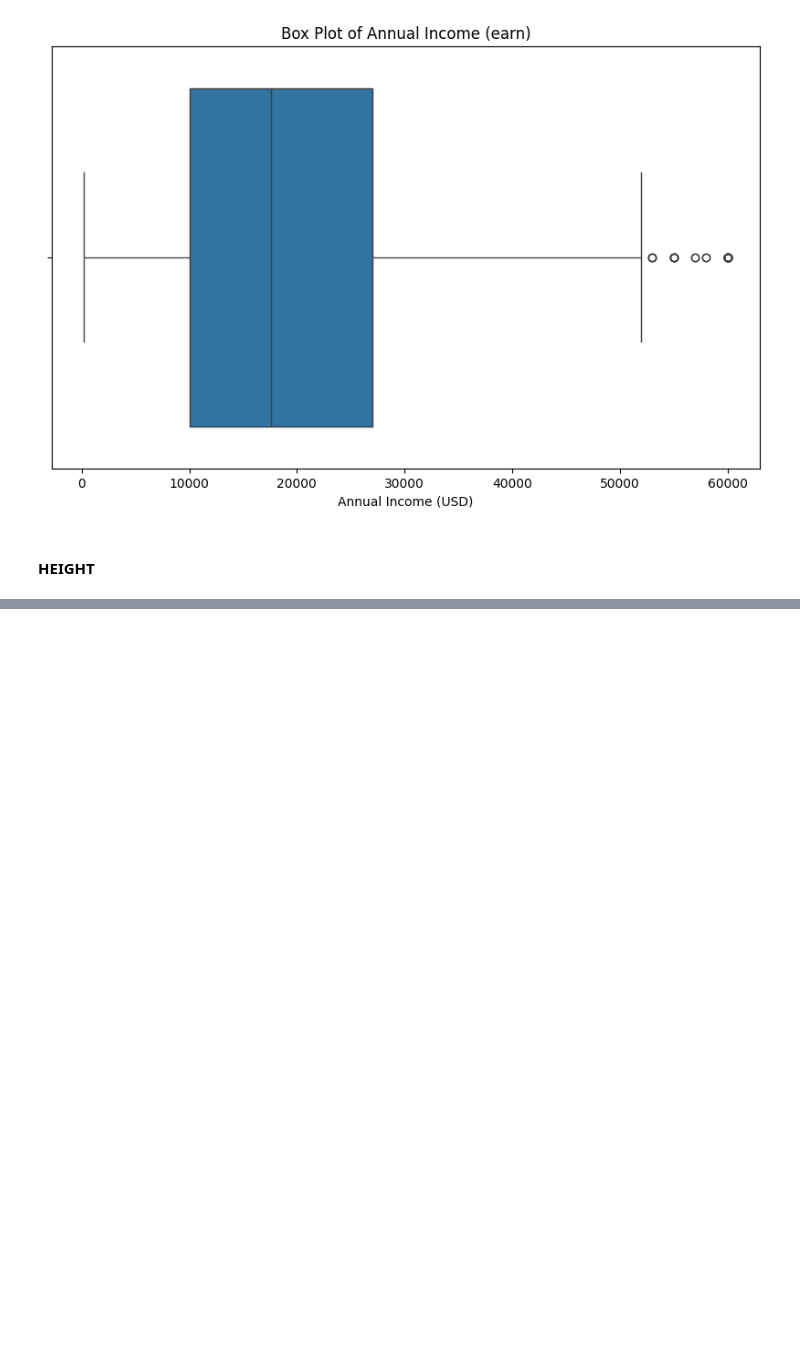
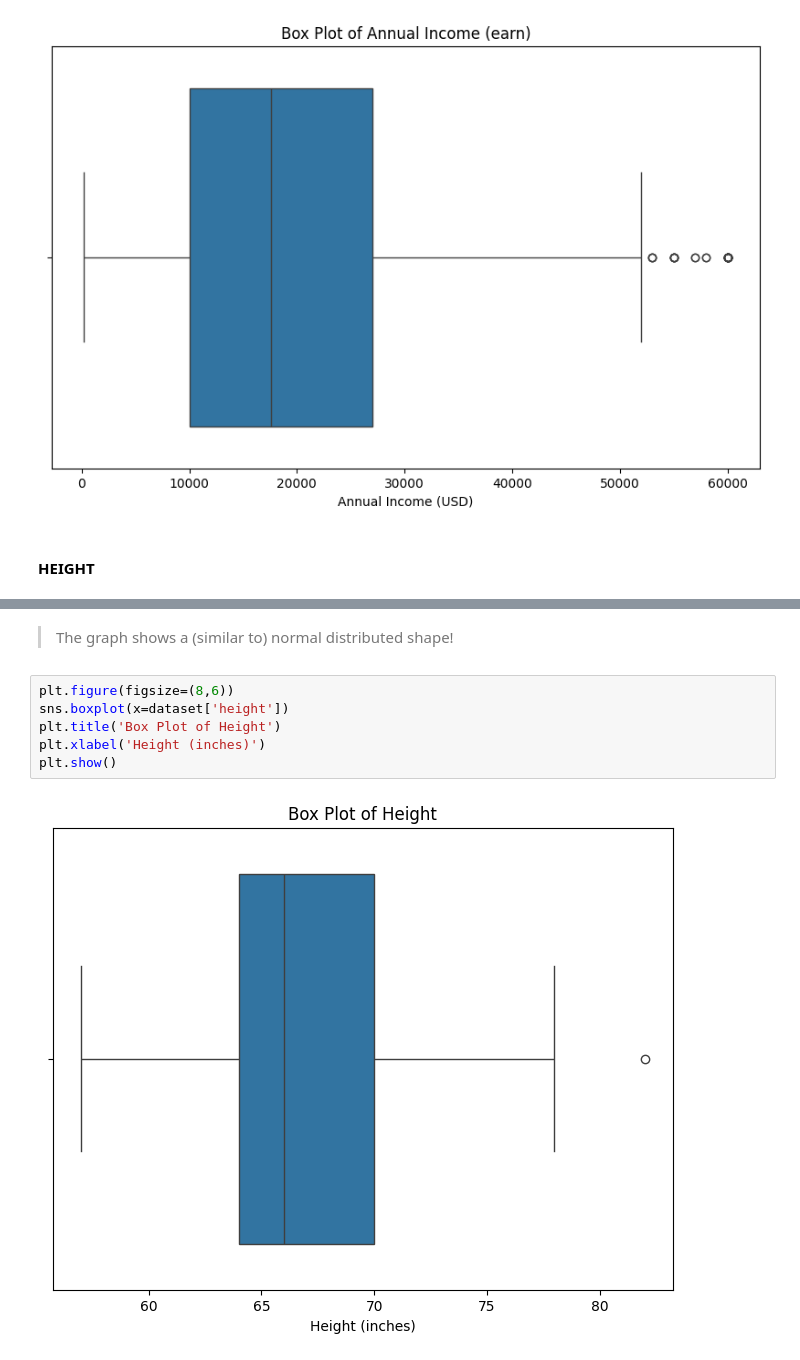
Before and after one commit to Darknight47/Data-Science-Project-01, a Jupyter notebook: linear_regression_with_interactioneffects.ipynb, the cells around one changed output, grey strips where cells are left out. Cells and saved outputs as stored; diff of their text form; blank space fills up the shorter version.

```diff
--- a/linear_regression_with_interactioneffects.ipynb
+++ b/linear_regression_with_interactioneffects.ipynb
@@ -167,0 +189,10 @@ plt.show()
+# %% [markdown]
+> The graph shows a (similar to) normal distributed shape!
+# %%
+plt.figure(figsize=(8,6))
+sns.boxplot(x=dataset['height'])
+plt.title('Box Plot of Height')
+plt.xlabel('Height (inches)')
+plt.show()
+# %% [output]
+[figure, added]
```
Also changed, not shown: parts of 2 cells of this notebook.
